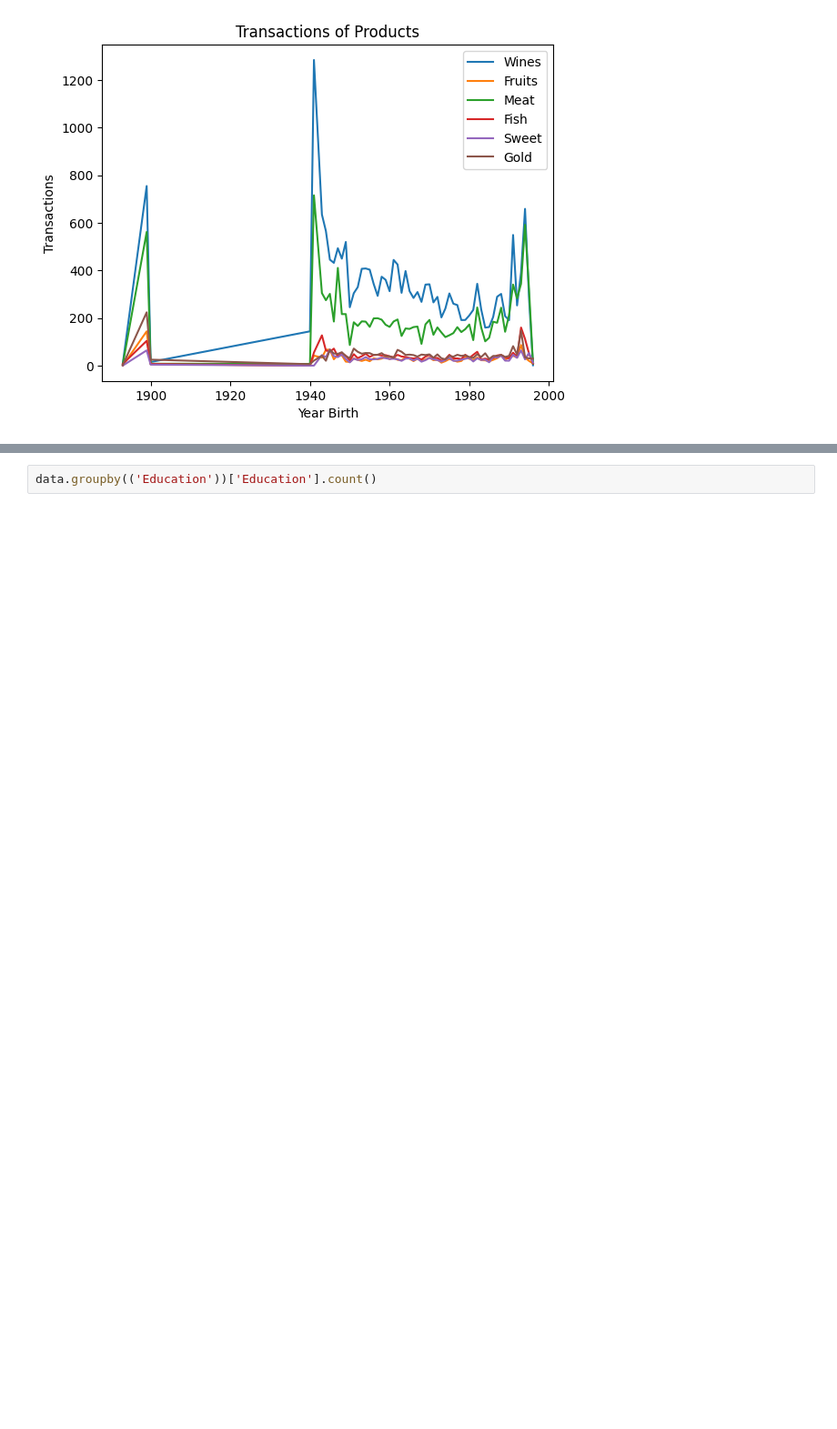
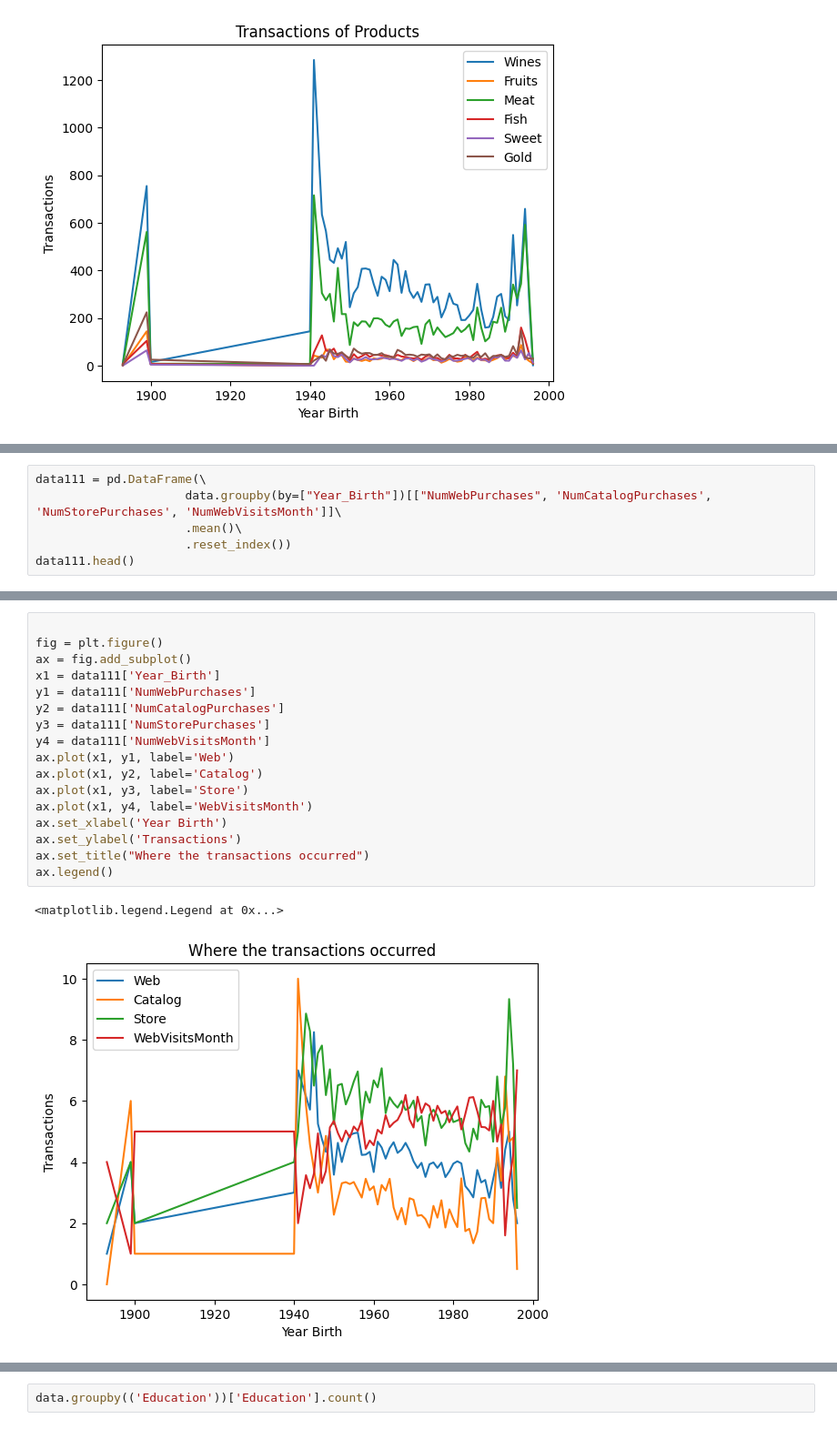
Before and after one commit to mkhadikn/Data-Analysis-and-Science, a Jupyter notebook: Company's_Ideal_Customers(Marketing_Strategy).ipynb, the cells around one changed output, grey strips where cells are left out. Shown: that part at 91% size. Drawn from its saved outputs; the diff is of its cells as text; blank space fills up the shorter version.

```diff
--- a/Company's_Ideal_Customers(Marketing_Strategy).ipynb
+++ b/Company's_Ideal_Customers(Marketing_Strategy).ipynb
@@ -151,0 +193,6 @@ ax.legend()
+# %%
+data111 = pd.DataFrame(\
+                     data.groupby(by=["Year_Birth"])[["NumWebPurchases", 'NumCatalogPurchases', 'NumStorePurchases', 'NumWebVisitsMonth']]\
+                     .mean()\
+                     .reset_index())
+data111.head()
@@ -151,0 +206,20 @@ ax.legend()
+# %%
+
+fig = plt.figure()
+ax = fig.add_subplot()
+x1 = data111['Year_Birth']
+y1 = data111['NumWebPurchases']
+y2 = data111['NumCatalogPurchases']
+y3 = data111['NumStorePurchases']
+y4 = data111['NumWebVisitsMonth']
+ax.plot(x1, y1, label='Web')
+ax.plot(x1, y2, label='Catalog')
+ax.plot(x1, y3, label='Store')
+ax.plot(x1, y4, label='WebVisitsMonth')
+ax.set_xlabel('Year Birth')
+ax.set_ylabel('Transactions')
+ax.set_title("Where the transactions occurred")
+ax.legend()
+# %% [output]
+<matplotlib.legend.Legend at 0x...>
+[figure, added]
```
Also changed, not shown: parts of 34 cells of this notebook.
